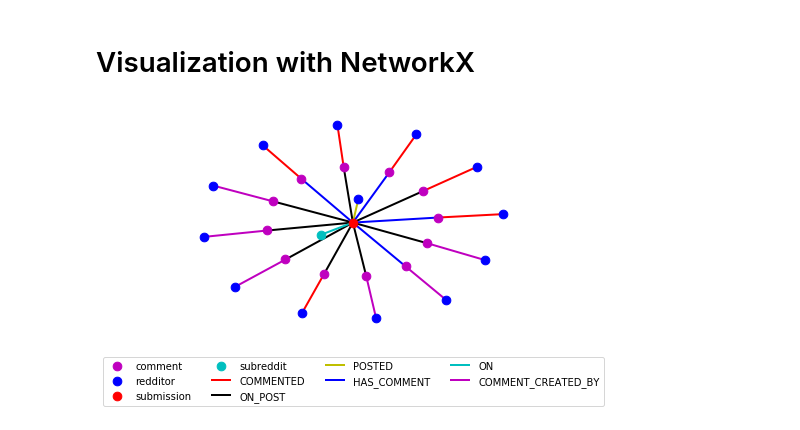
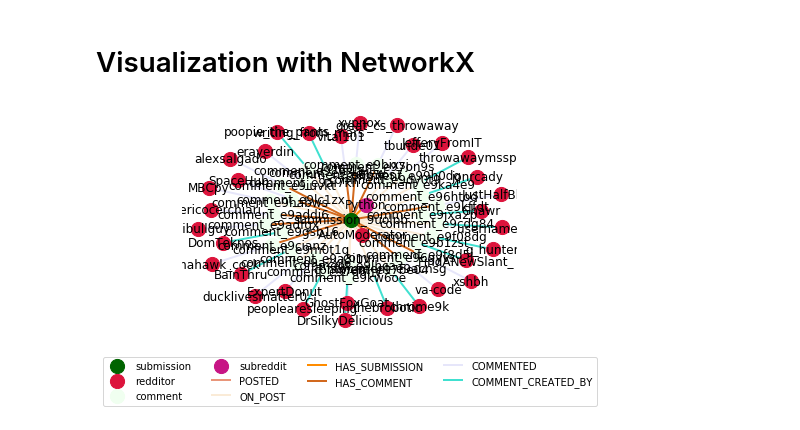
Before and after one commit to shobeir/GraphiPy, a Jupyter notebook: demo/Neo4jDemo.ipynb, the cells around one changed output. Cells and saved outputs as stored; diff of their text form; code cells hidden in the pictures.

```diff
--- a/demo/Neo4jDemo.ipynb
+++ b/demo/Neo4jDemo.ipynb
@@ -26,11 +26,11 @@ reddit = graphipy.get_reddit(reddit_api_credentials)
 # Find Comments in a Submission
 # %%
 # Sample query
-neo4j_auth = "http://neo4j:123456@localhost:7474/db/data"
+neo4j_auth = ""
 graph = graphipy.create_graph("neo4j", neo4j_auth)
 
 submission_id = "9uolpb"
-graph = reddit.fetch_submission_comments(graph, submission_id, limit=5)
+graph = reddit.fetch_submission_comments(graph, submission_id, limit=20)
 # %% [markdown]
 # Visualization with NetworkX
 # %%
@@ -40,6 +40,10 @@ edges = graph.get_edges()
 nx_graph = graphipy.nx_create_from_neo4j(nodes, edges)
 # %%
 # Draw the graph
-legend = graphipy.nx_draw_random(nx_graph, legend=True)
+options = {
+    "node_label": "Label",
+    "colorful_edges": True
+}
+legend = graphipy.nx_draw_random(nx_graph, options=options, legend=True)
 # %% [output]
-[figure, old version]
+[figure, new version]
```
Also changed, not shown: 8 other files.
